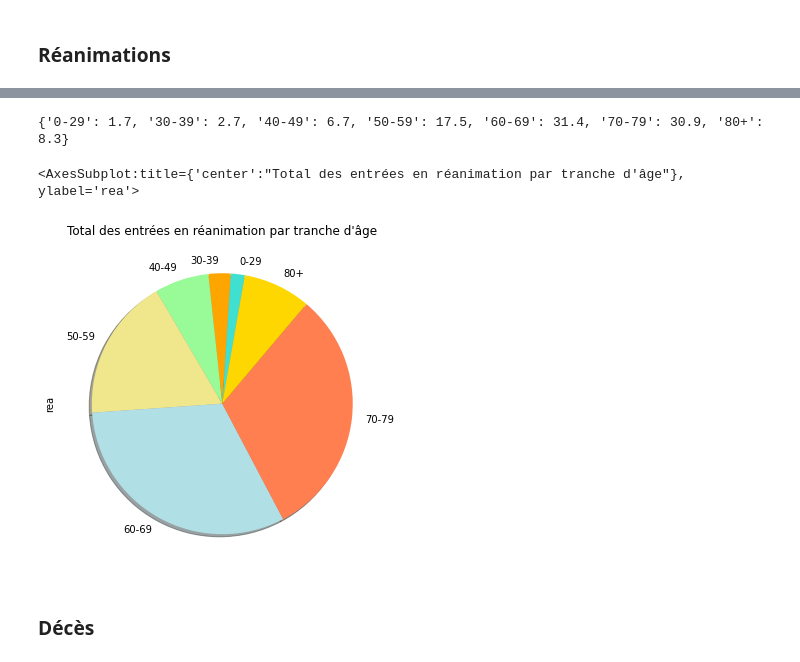
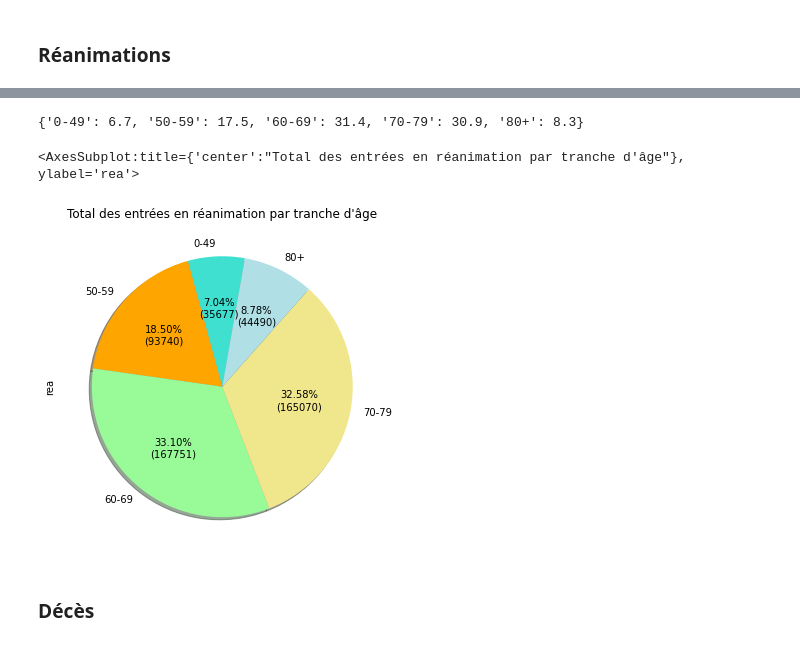
Before and after one commit to Kartmaan/Covid_19_fr, a Jupyter notebook: cov_hosp.ipynb, the cells around one changed output, grey strips where cells are left out. Drawn from its saved outputs; the diff is of its cells as text; code cells hidden in the pictures.

```diff
--- a/cov_hosp.ipynb
+++ b/cov_hosp.ipynb
@@ -479,3 +479,26 @@ Variation hébdomadaire = -45 [-29.8%] (Cette sem. : 106, Sem. der. : 151)
 ## Par classes d'âge
 # %% [markdown]
 ### Réanimations
+# %%
+cova_rea = cova.groupby("cl_age90").rea.sum()
+total_rea = cova_rea[0]
+cova_rea = cova_rea.drop(0)
+
+perc = []
+i = 0
+for val in cova_rea:
+    res = (val/total_rea)*100
+    res = round(res, 1)
+    perc.append(res)
+    i+=1
+perc.append(100)
+
+labels = ["0-9","10-19","20-29","30-39","40-49","50-59","60-69","70-79","80-89", "90+", "Total"]
+values = list(cova_rea)
+values.append(total_rea)
+
+data = {"Classe d'âge": labels, "Nombre":values, "Pourcentage":perc}
+
+df = pd.DataFrame(data, columns=["Classe d'âge", "Nombre", "Pourcentage"])
+
+df
@@ -482,34 +518,37 @@ Variation hébdomadaire = -45 [-29.8%] (Cette sem. : 106, Sem. der. : 151)
 # %%
-cova_rea = cova.groupby("cl_age90").rea.sum()
-total_rea = cova_rea[0]
-cova_rea = cova_rea.drop(0)
-
-merge_1 = cova_rea[9] + cova_rea[19] + cova_rea[29]
+merge_1 = cova_rea[9] + cova_rea[19] + cova_rea[29] + cova_rea[39] + cova_rea[49]
 merge_2 = cova_rea[89] + cova_rea[90]
 
 cova_merge = cova_rea.copy()
 cova_merge.loc[29] = merge_1 # Replace
 cova_merge.loc[89] = merge_2 # Replace
-cova_merge.drop(labels=[9,19,90], inplace=True)
+cova_merge.drop(labels=[9,19,29,39,90], inplace=True)
 
-labels = ["0-29","30-39","40-49","50-59","60-69","70-79","80+"]
+labels = ["0-49","50-59","60-69","70-79","80+"]
 
 perc = {}
 i = 0
 for val in cova_merge:
     res = (val/total_rea)*100
     res = round(res, 1)
     perc[labels[i]] = res
     i+=1
 print(perc)
 
-colors = ["turquoise", "orange", "palegreen", "khaki", "powderblue", "coral", "gold"]
+def make_autopct(values):
+    def my_autopct(pct):
+        total = sum(values)
+        val = int(round(pct*total/100.0))
+        return '{p:.2f}%\n({v:d})'.format(p=pct,v=val)
+    return my_autopct
 
-cova_merge.plot.pie(title="Total des entrées en réanimation par tranche d'âge", figsize=(6,6), shadow=True, startangle=80, labels=labels, colors=colors)
+colors = ["turquoise", "orange", "palegreen", "khaki", "powderblue"]
+
+cova_merge.plot.pie(title="Total des entrées en réanimation par tranche d'âge", figsize=(6,6), shadow=True, startangle=80, labels=labels, colors=colors, autopct=make_autopct(cova_merge))
 # %% [output]
-{'0-29': 1.7, '30-39': 2.7, '40-49': 6.7, '50-59': 17.5, '60-69': 31.4, '70-79': 30.9, '80+': 8.3}
+{'0-49': 6.7, '50-59': 17.5, '60-69': 31.4, '70-79': 30.9, '80+': 8.3}
 <AxesSubplot:title={'center':"Total des entrées en réanimation par tranche d'âge"}, ylabel='rea'>
-[figure, old version]
+[figure, new version]
 # %% [markdown]
 ### Décès
 # %%
```
Also changed, not shown: parts of 1 cell of this notebook.
